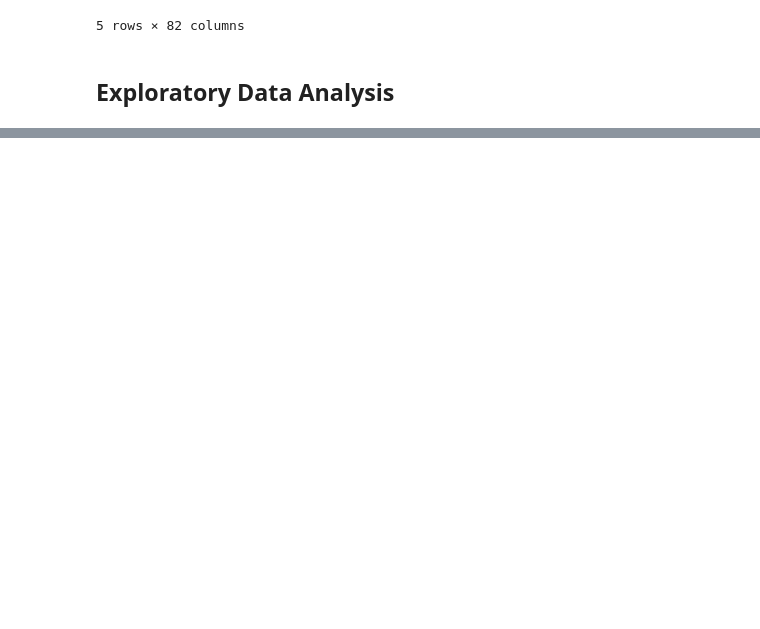
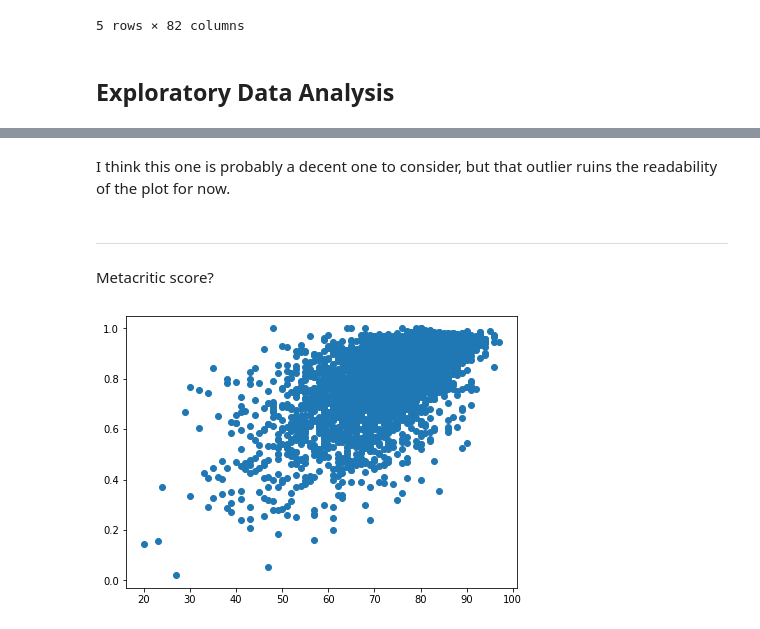
Before and after one commit to PokoNut/CMSC320FinalProject, a Jupyter notebook: final.ipynb, the cells around one changed output, grey strips where cells are left out. Saved outputs shown, nothing was run; the diff lists cells and outputs as text; code cells hidden in the pictures; blank space fills up the shorter version.

```diff
--- a/final.ipynb
+++ b/final.ipynb
@@ -249,0 +283,12 @@ df.head()
+# %% [markdown]
+I think this one is probably a decent one to consider, but that outlier ruins the readability of the plot for now.
+# %% [markdown]
+<hr />
+# %% [markdown]
+Metacritic score?
+# %%
+fig, ax = plt.subplots(figsize=(7,5))
+ax.scatter(df['metacritic score'], df['positive_percentage'])
+pass
+# %% [output]
+[figure, added]
```
Also changed, not shown: parts of 24 cells of this notebook.
